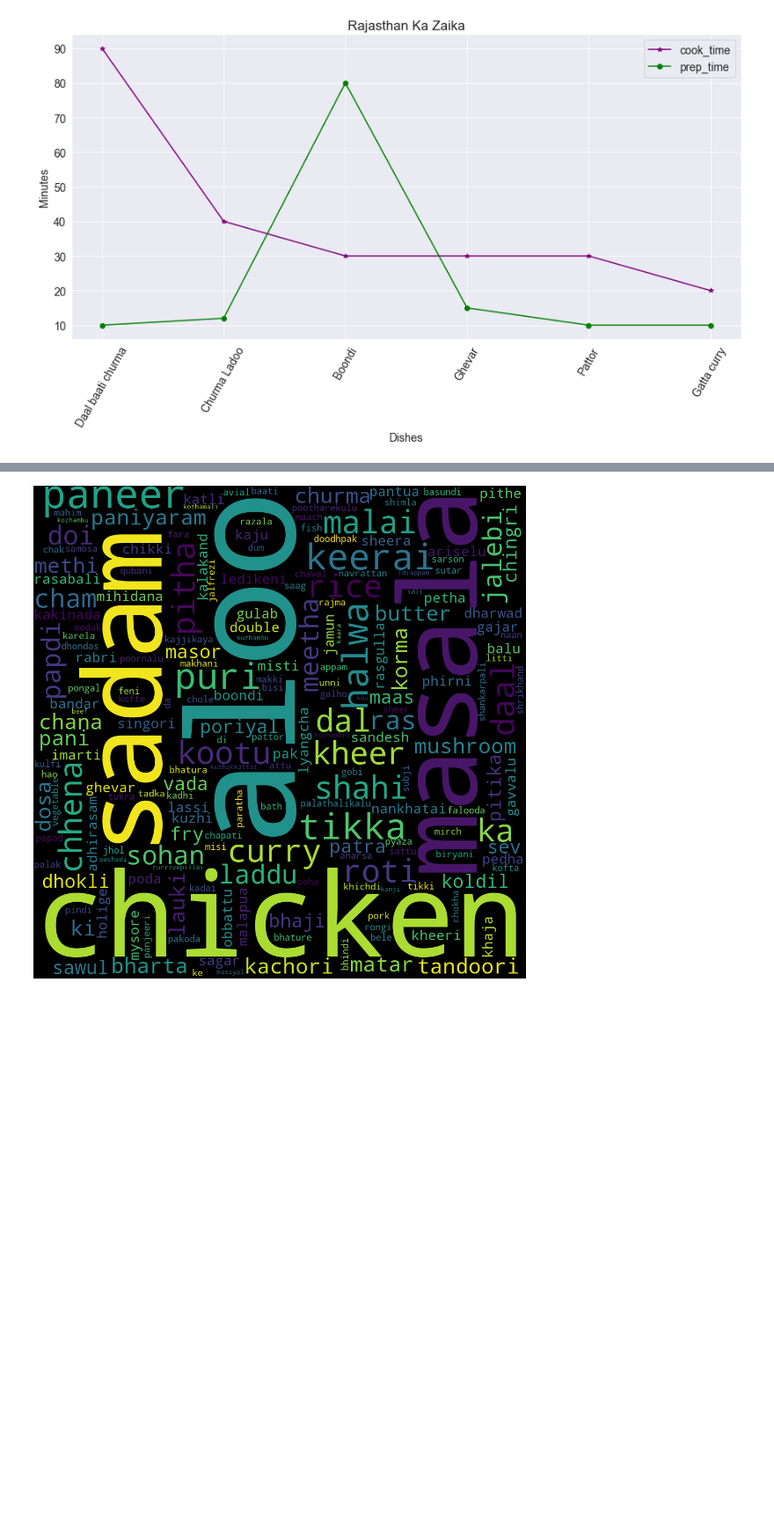
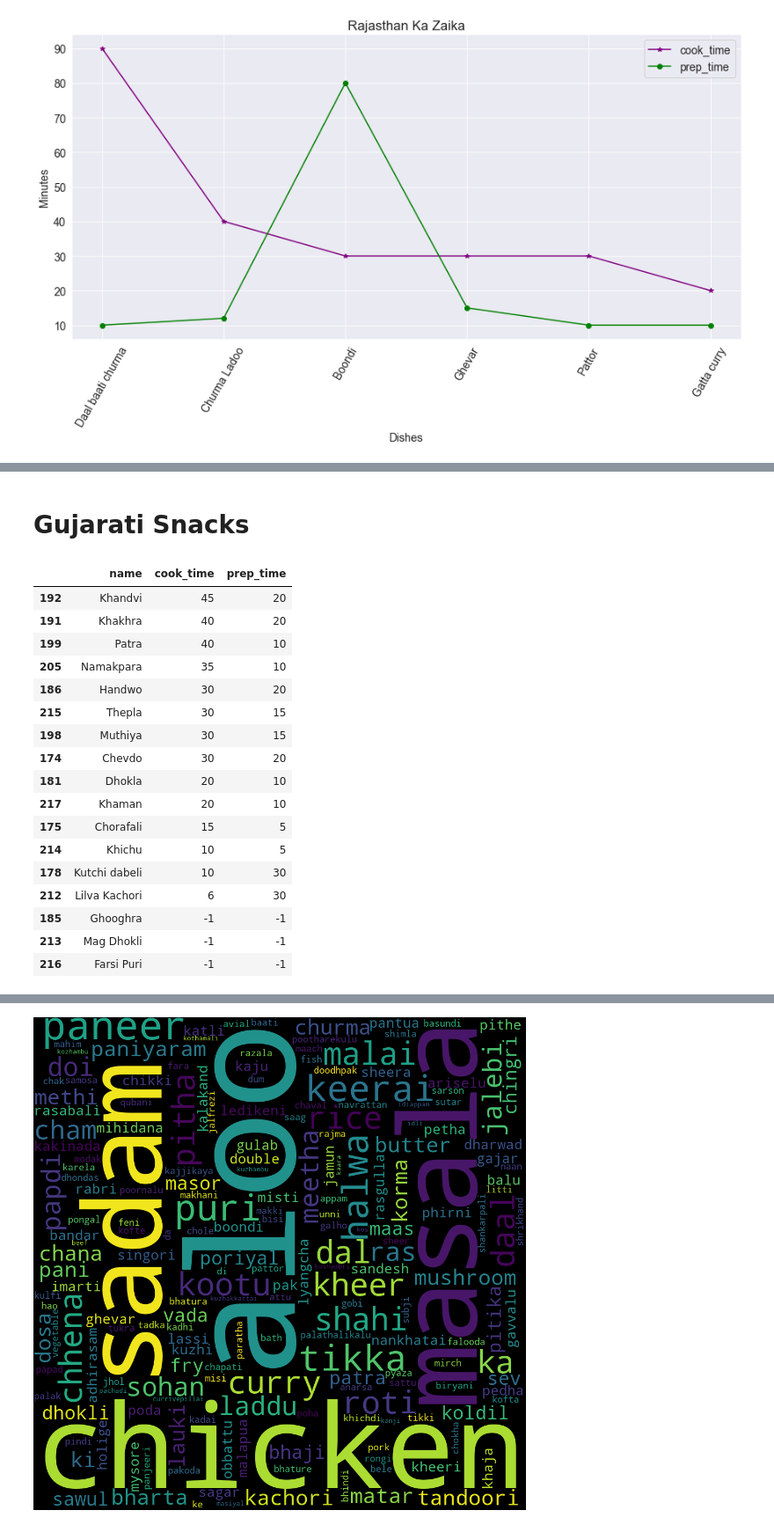
Before and after one commit to Arpan-tech-create/Exploratory_Data_Analysis, a Jupyter notebook: FOOD.ipynb, the cells around one changed output, grey strips where cells are left out. Shown at 88% size. Cells and saved outputs as stored; diff of their text form; code cells hidden in the pictures; blank space fills up the shorter version.

```diff
--- a/FOOD.ipynb
+++ b/FOOD.ipynb
@@ -287,0 +337,2 @@ plt.legend(['cook_time','prep_time'])
+# %% [markdown]
+# Gujarati Snacks
@@ -287,0 +342,23 @@ plt.legend(['cook_time','prep_time'])
+# %%
+snack=main[main_df]
+snack_df=snack.sort_values(by=['cook_time'],ascending=False)
+snack_df
+# %% [output]
+|  | name | cook_time | prep_time |
+| 192 | Khandvi | 45 | 20 |
+| 191 | Khakhra | 40 | 20 |
+| 199 | Patra | 40 | 10 |
+| 205 | Namakpara | 35 | 10 |
+| 186 | Handwo | 30 | 20 |
+| 215 | Thepla | 30 | 15 |
+| 198 | Muthiya | 30 | 15 |
+| 174 | Chevdo | 30 | 20 |
+| 181 | Dhokla | 20 | 10 |
+| 217 | Khaman | 20 | 10 |
+| 175 | Chorafali | 15 | 5 |
+| 214 | Khichu | 10 | 5 |
+| 178 | Kutchi dabeli | 10 | 30 |
+| 212 | Lilva Kachori | 6 | 30 |
+| 185 | Ghooghra | -1 | -1 |
+| 213 | Mag Dhokli | -1 | -1 |
+| 216 | Farsi Puri | -1 | -1 |
```
Also changed, not shown: parts of 11 cells of this notebook, 1 other file.
